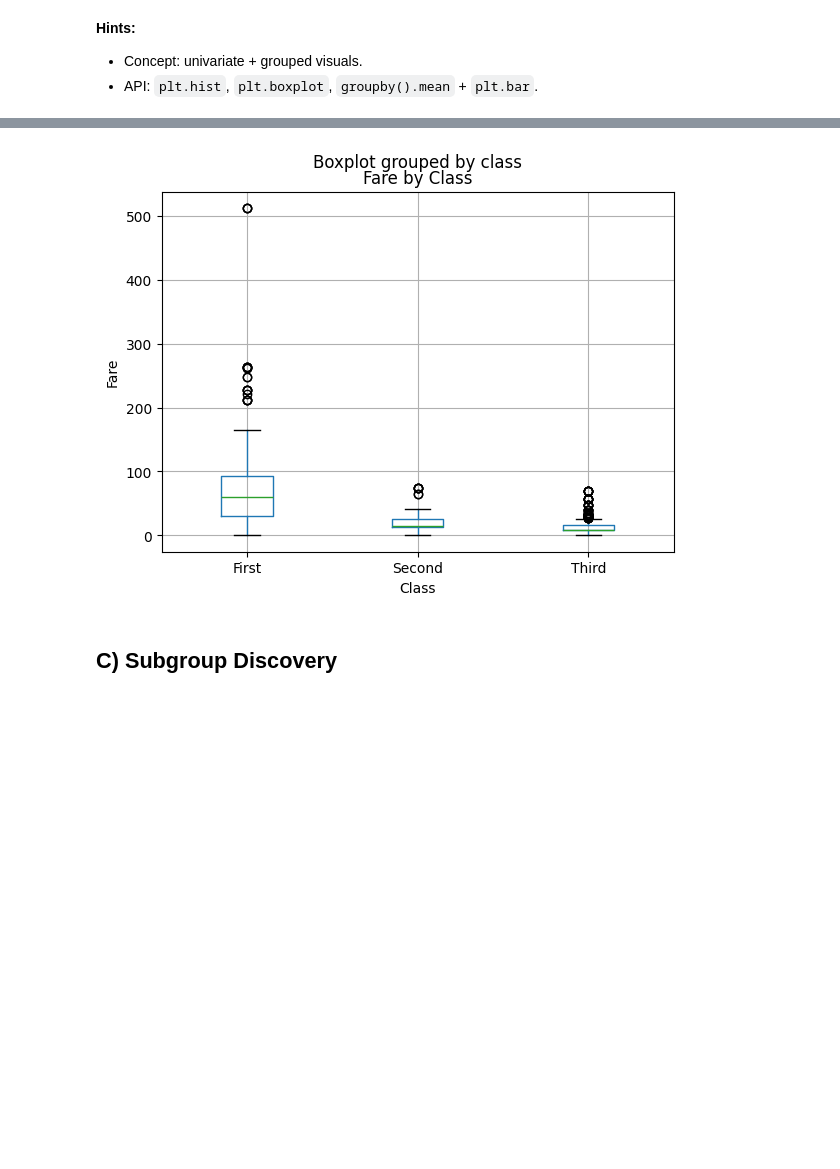
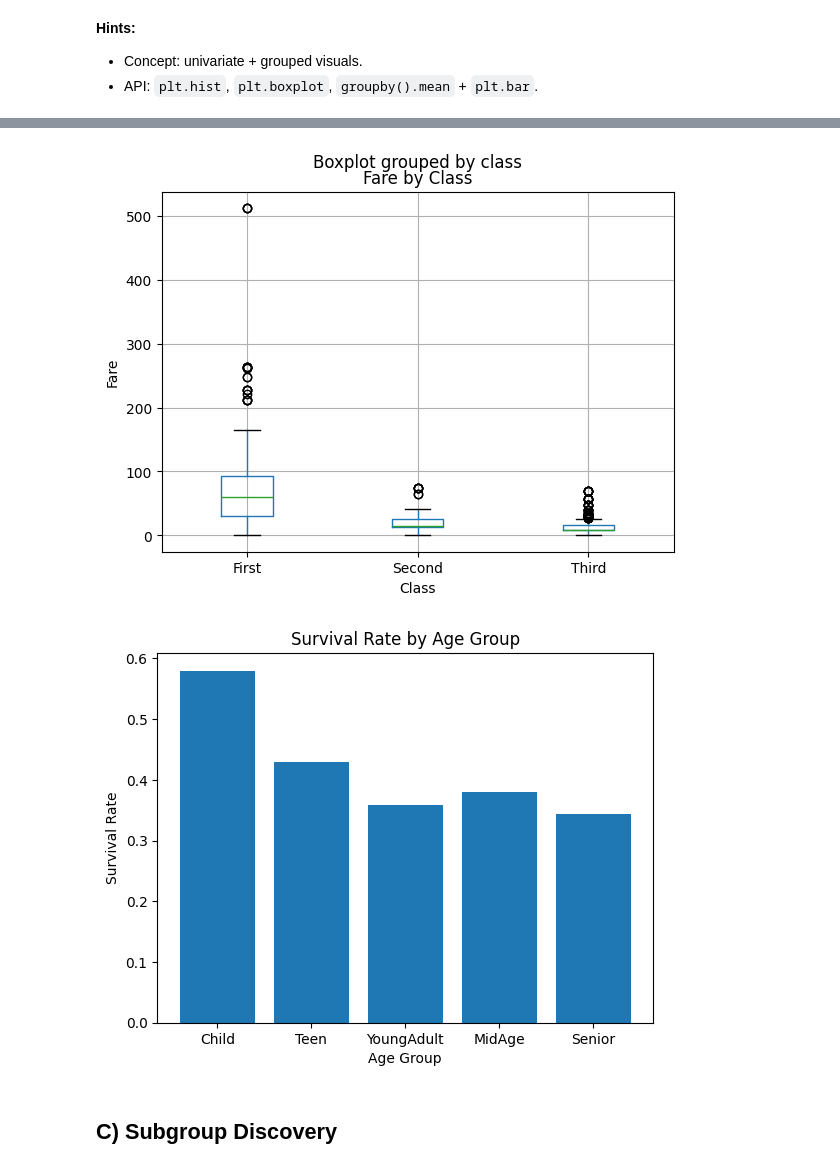
Before and after one commit to KommanaboyinaPraveenKumar/lab_ml, a Jupyter notebook: lab2_AP23110010460.ipynb, the cells around one changed output, grey strips where cells are left out. Drawn from its saved outputs; the diff is of its cells as text; code cells hidden in the pictures; blank space fills up the shorter version.

```diff
--- a/lab2_AP23110010460.ipynb
+++ b/lab2_AP23110010460.ipynb
@@ -1068,18 +1529,29 @@ plt.colorbar(); plt.show(); piv
 # %%
 # YOUR WORK: Exercise B
 df['age'].hist(bins=20, edgecolor='black')
 plt.xlabel("Age")
 plt.ylabel("Count")
 plt.title("Distribution of Passenger Ages")
 plt.show()
 df[['fare', 'class']].boxplot(by='class', column='fare')
 plt.title("Fare by Class")
 plt.xlabel("Class")
 plt.ylabel("Fare")
 plt.show()
+surv_by_ageg = df.groupby('age_group')['survived'].mean().reindex(
+    ['Child','Teen','YoungAdult','MidAge','Senior']
+)
+
+plt.figure()
+plt.bar(surv_by_ageg.index, surv_by_ageg.values)
+plt.title('Survival Rate by Age Group')
+plt.xlabel('Age Group')
+plt.ylabel('Survival Rate')
+plt.show()
 # %% [output]
 [figure]
 [figure]
+[figure, added]
 # %% [markdown]
 ## C) Subgroup Discovery
 # %%
```
Also changed, not shown: parts of 22 cells of this notebook.
